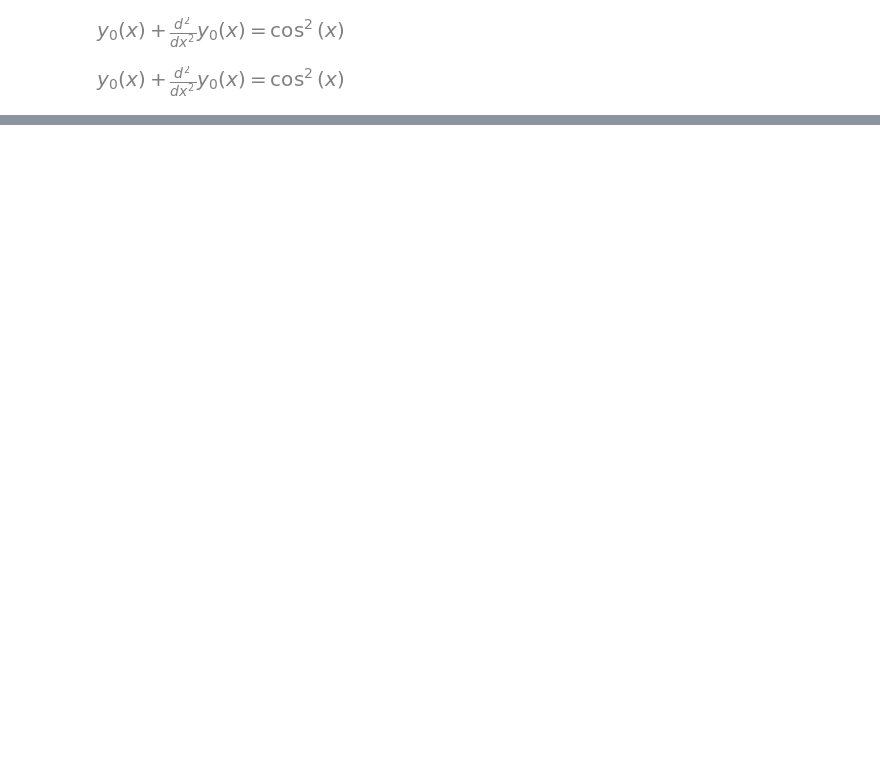
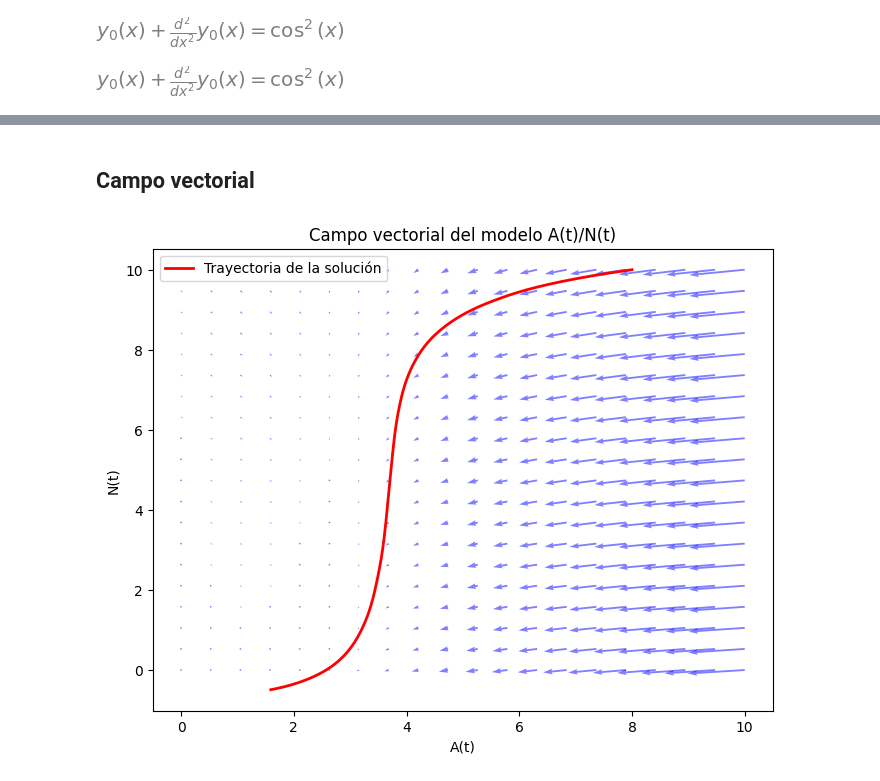
Before and after one commit to JuanEstebanLopezPareja/PROYECTO_FINAL_ALED, a Jupyter notebook: ProyectoFinal_1.ipynb, the cells around one changed output, grey strips where cells are left out. Drawn from its saved outputs; the diff is of its cells as text; code cells hidden in the pictures; blank space fills up the shorter version.

```diff
--- a/ProyectoFinal_1.ipynb
+++ b/ProyectoFinal_1.ipynb
@@ -159,0 +193,34 @@ display(EDclas)
+# %% [markdown]
+## Campo vectorial
+# %%
+ra= 0.8
+ka= 2
+kn= 1
+ma= 0.2
+mn= 0.1
+# Crear una cuadrícula de puntos en el plano (y1, y2)
+y1, y2 = np.meshgrid(np.linspace(0, 10, 20), np.linspace(0, 10, 20))
+
+# Calcular los componentes del campo vectorial
+dy1 =  ra*y1*(1-(y1/ka)) + (y2/(kn+y2))
+dy2 =  (-ma*y1 - mn*y2)
+
+
+# Graficar el campo vectorial
+plt.figure(figsize=(8, 6))
+plt.quiver(y1, y2, dy1, dy2, color='blue', alpha=0.5)
+plt.xlabel('A(t)')
+plt.ylabel('N(t)')
+plt.title('Campo vectorial del modelo A(t)/N(t)')
+
+# Resolver el sistema de ecuaciones para una trayectoria específica
+t_span = (0, 10)       # Intervalo de tiempo
+t_eval = np.linspace(*t_span, 100)
+sol = solve_ivp(Svec, t_span, S_0, t_eval=t_eval)
+
+# Graficar la solución de la solución en el campo vectorial
+plt.plot(AN_t.y[0], AN_t.y[1], 'r', label='Trayectoria de la solución', linewidth=2)
+plt.legend()
+plt.show()
+# %% [output]
+[figure, added]
```
Also changed, not shown: parts of 3 cells of this notebook, 1 other file.
